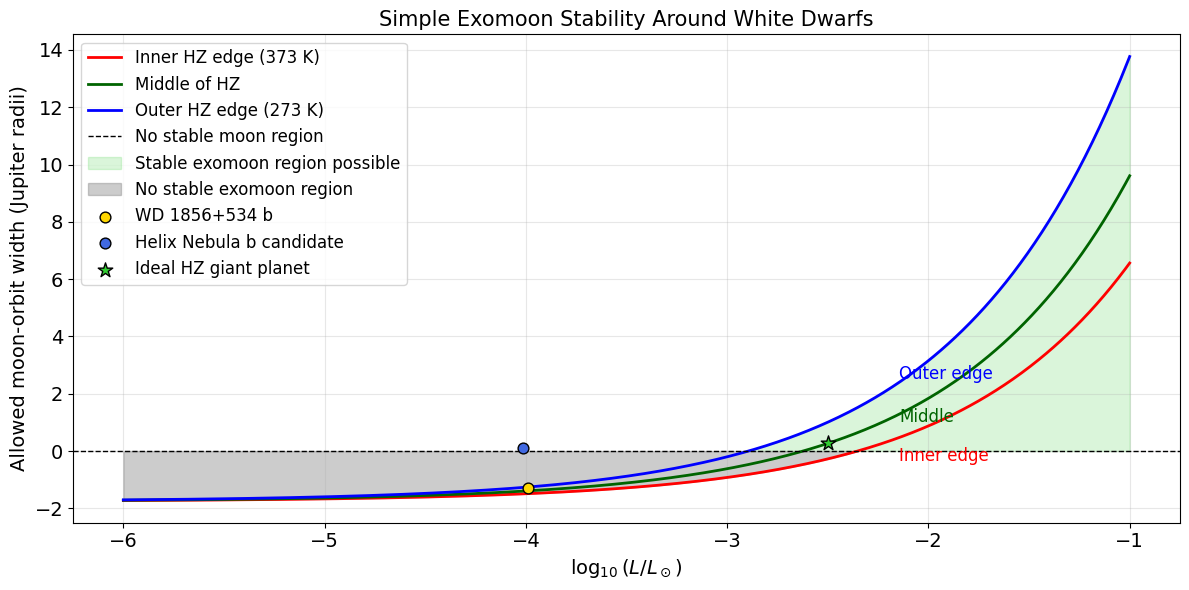
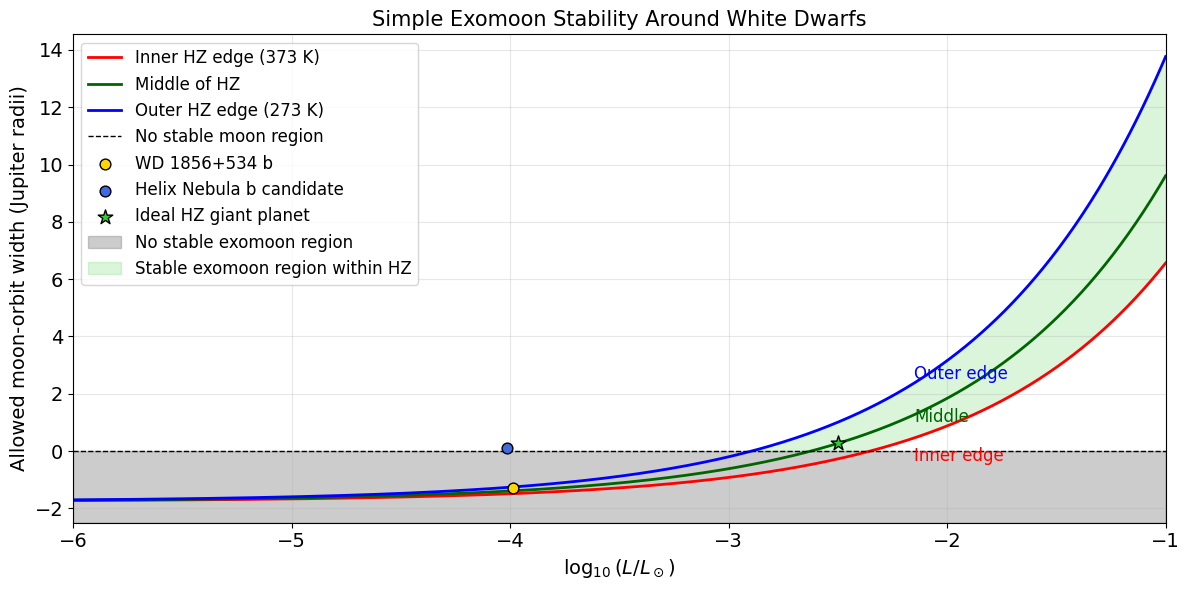
The notebook cell's code change between the first figure and the second:
--- before
+++ after
@@ -32,24 +32,4 @@
     linewidth=1,
     label="No stable moon region"
-)
-
-ax2.fill_between(
-    logL_grid,
-    0,
-    stable_width_outer,
-    where=stable_width_outer > 0,
-    color="limegreen",
-    alpha=0.18,
-    label="Stable exomoon region possible"
-)
-
-ax2.fill_between(
-    logL_grid,
-    stable_width_inner,
-    0,
-    where=stable_width_inner < 0,
-    color="grey",
-    alpha=0.4,
-    label="No stable exomoon region"
 )
 
@@ -93,8 +73,33 @@
     )
 
+ymin, ymax = ax2.get_ylim()
+
+ax2.fill_between(
+    logL_grid,
+    ymin,
+    0,
+    color="grey",
+    alpha=0.4,
+    label="No stable exomoon region"
+)
+
+ax2.set_ylim(ymin, ymax)
+
+green_lower = np.maximum(stable_width_inner, 0)
+
+ax2.fill_between(
+    logL_grid,
+    green_lower,
+    stable_width_outer,
+    where=stable_width_outer > green_lower,
+    color="limegreen",
+    alpha=0.18,
+    label="Stable exomoon region within HZ"
+)
+
 ax2.set_xlabel(r"$\log_{10}(L/L_\odot)$", fontsize=14)
 ax2.set_ylabel("Allowed moon-orbit width (Jupiter radii)", fontsize=14)
 ax2.set_title("Simple Exomoon Stability Around White Dwarfs", fontsize=15)
-
+ax2.set_xlim(-6, -1)
 
 ax2.tick_params(axis='both', which='major', labelsize=14)

Commit: Add files via upload